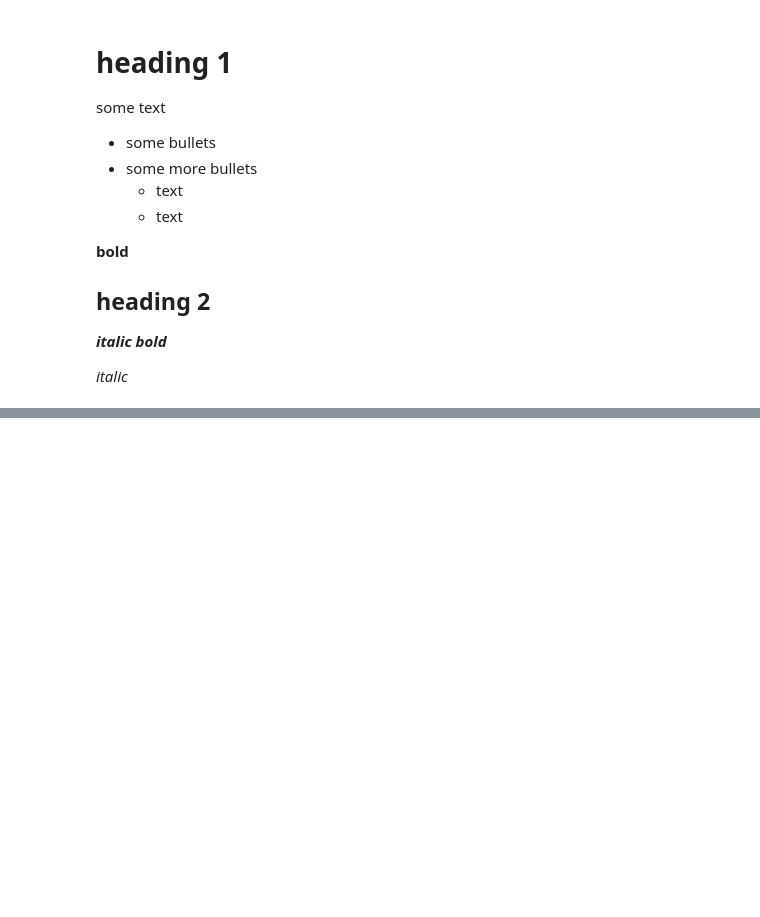
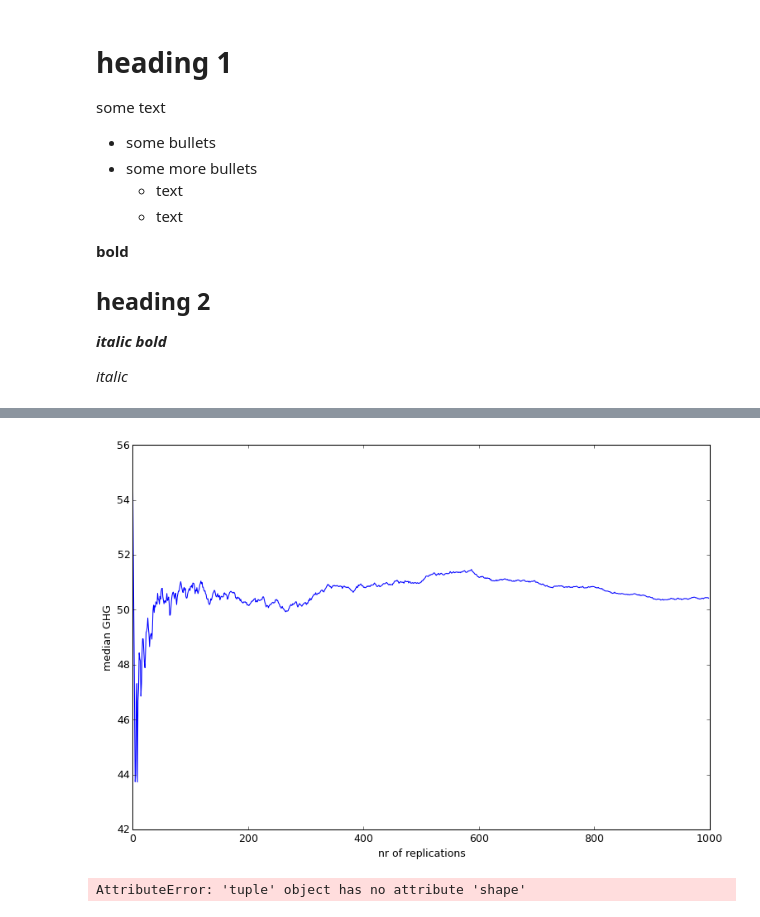
Before and after one commit to sgreeven/msc_thesis_work, a Jupyter notebook: src/first_analysis.ipynb, the cells around one changed output, grey strips where cells are left out. Drawn from its saved outputs; the diff is of its cells as text; code cells hidden in the pictures; blank space fills up the shorter version.

```diff
--- a/src/first_analysis.ipynb
+++ b/src/first_analysis.ipynb
@@ -62,0 +94,15 @@ some text
+# %%
+nr_replications = data.shape[0]
+
+medians = []
+for i in range(1,nr_replications):
+    medians.append(np.mean(data[0:i, -1]))
+
+fig = plt.figure()
+ax = fig.add_subplot(111)
+ax.plot(medians)
+ax.set_xlabel('nr of replications')
+ax.set_ylabel('median GHG')
+plt.show()
+# %% [output]
+[figure, added]
@@ -62,0 +112,24 @@ some text
+# %%
+def classify(data):
+    result = data['cumulativeghg']
+    classes = np.zeros(results.shape[0])
+    classes[result[:, -1] < 28000] = 1
+    return classes
+
+results = load_results(r'./data/EMA results ModelSebastiaanGreeven 1000 exp.tar.gz')
+experiments, results = results
+
+results = (experiments, results)
+
+prim_obj = prim.Prim(results, classify, threshold=0.3, threshold_type=1)
+box_1 = prim_obj.find_box()
+box_1.show_ppt()
+box_1.show_tradeoff()
+box_1.write_ppt_to_stdout()
+
+prim_obj.write_boxes_to_stdout()
+
+prim_obj.show_boxes()
+plt.show()
+# %% [output]
+AttributeError: 'tuple' object has no attribute 'shape'
```
Also changed, not shown: parts of 4 cells of this notebook, 11 other files.
